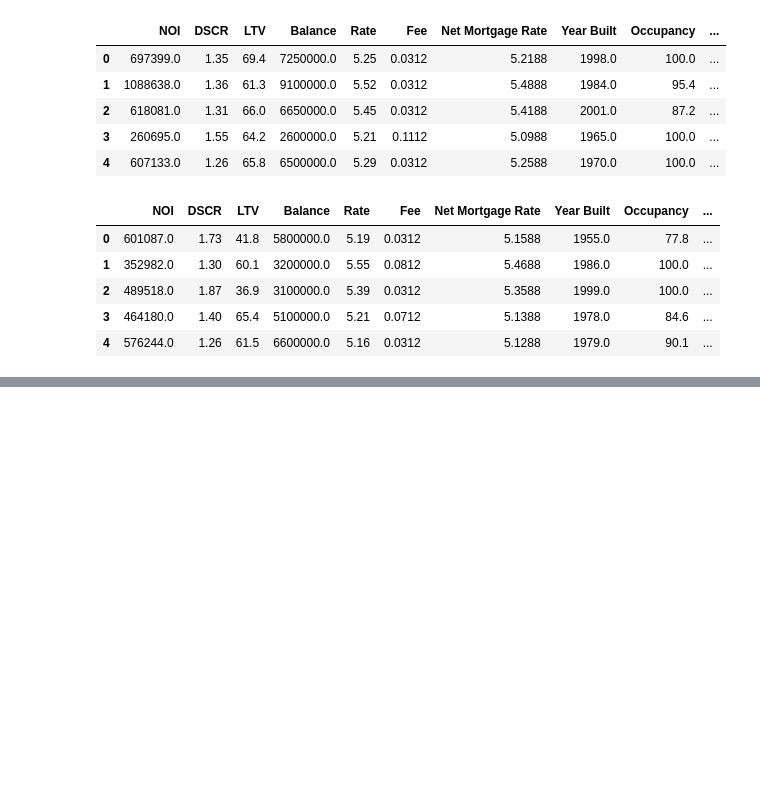
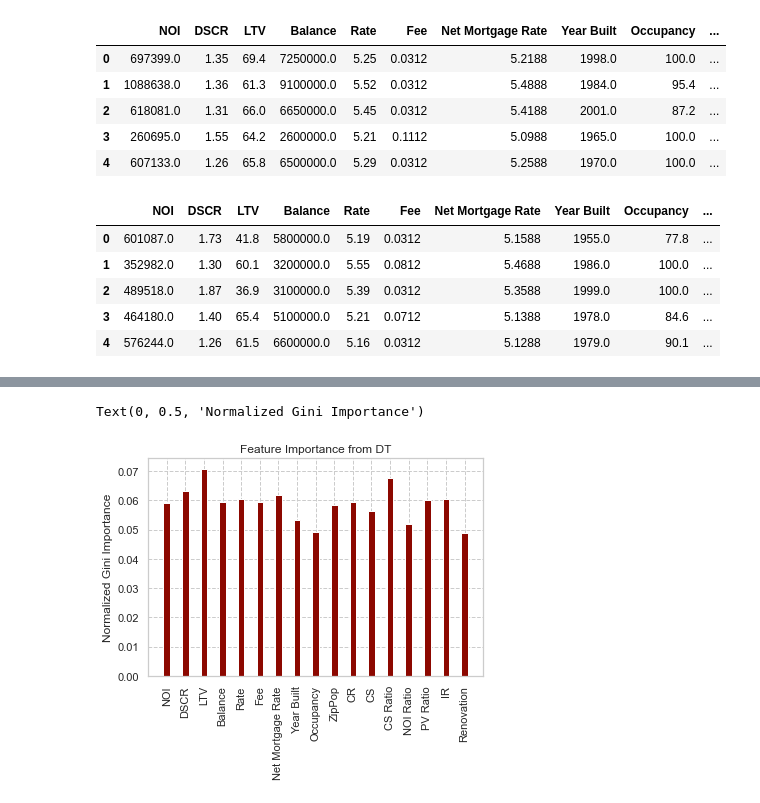
Before and after one commit to ucgmv/FINALPROJECT, a Jupyter notebook: SeiLa.ipynb, the cells around one changed output, grey strips where cells are left out. Saved outputs shown, nothing was run; the diff lists cells and outputs as text; code cells hidden in the pictures; blank space fills up the shorter version.

```diff
--- a/SeiLa.ipynb
+++ b/SeiLa.ipynb
@@ -162,0 +195,3 @@ print(x)
+# %%
+X_train, X_test, y_train, y_test = train_test_split(data_clean.iloc[:,:-1], data_clean.iloc[:,-1], test_size=0.2, random_state=42)
+bs_train, bs_test = train_test_split(data_clean, test_size = 0.2, random_state=42) #just for bootstrapping
@@ -162,0 +207,12 @@ print(x)
+# %%
+#Recursive Feature Elimination
+
+from sklearn.feature_selection import RFE
+# create the RFE model and select 3 attributes
+clf_LR = linear_model.LogisticRegression(C=1e30)
+clf_LR.fit(X_train,y_train)
+rfe = RFE(clf_LR, 5)
+rfe = rfe.fit(data_clean.iloc[:,:-1].values, data_clean.iloc[:,-1].values)
+# summarize the selection of the attributes
+print(rfe.support_)
+print(rfe.ranking_)
@@ -162,0 +244,14 @@ print(x)
+# %%
+# RANDOM FOREST WITH RANDOMIZED SEARCH
+
+from sklearn.model_selection import RandomizedSearchCV
+rf = RandomForestClassifier(criterion='gini', random_state=0)
+maxFeatures = range(1,data_clean.shape[1]-1)
+param_dist = dict(max_features=maxFeatures)
+rand = RandomizedSearchCV(rf, param_dist, cv=10, scoring='accuracy', n_iter=len(maxFeatures), random_state=10)
+X=data_clean.iloc[:,:-1].values
+y=data_clean.iloc[:,-1].values
+rand.fit(X,y)
+results = rand.cv_results_
+#print('Best Accuracy = '+str(rand.best_score_))
+print(rand.best_estimator_)
@@ -162,0 +260,8 @@ print(x)
+# %%
+randomForest = RandomForestClassifier(bootstrap=True,criterion = "gini",max_features=rand.best_estimator_.max_features,random_state=0 )
+randomForest.fit(X_train,y_train)
+rfPredict = randomForest.predict(X_test)
+rfPredictproba = randomForest.predict_proba(X_test)[:,1] #for ROC curve
+rfAccuracy = accuracy_score(y_test,rfPredict)
+roc_score = metrics.roc_auc_score(y_test,rfPredict)
+print(rfAccuracy)
@@ -162,0 +282,11 @@ print(x)
+# %%
+fig, ax = plt.subplots()
+width=0.35
+ax.bar(np.arange(len(maxFeatures)+1), randomForest.feature_importances_, width, color='r')
+ax.set_xticks(np.arange(len(randomForest.feature_importances_)))
+ax.set_xticklabels(X_train.columns.values,rotation=90)
+plt.title('Feature Importance from DT')
+ax.set_ylabel('Normalized Gini Importance')
+# %% [output]
+Text(0, 0.5, 'Normalized Gini Importance')
+[figure, added]
```
Also changed, not shown: parts of 30 cells of this notebook.
